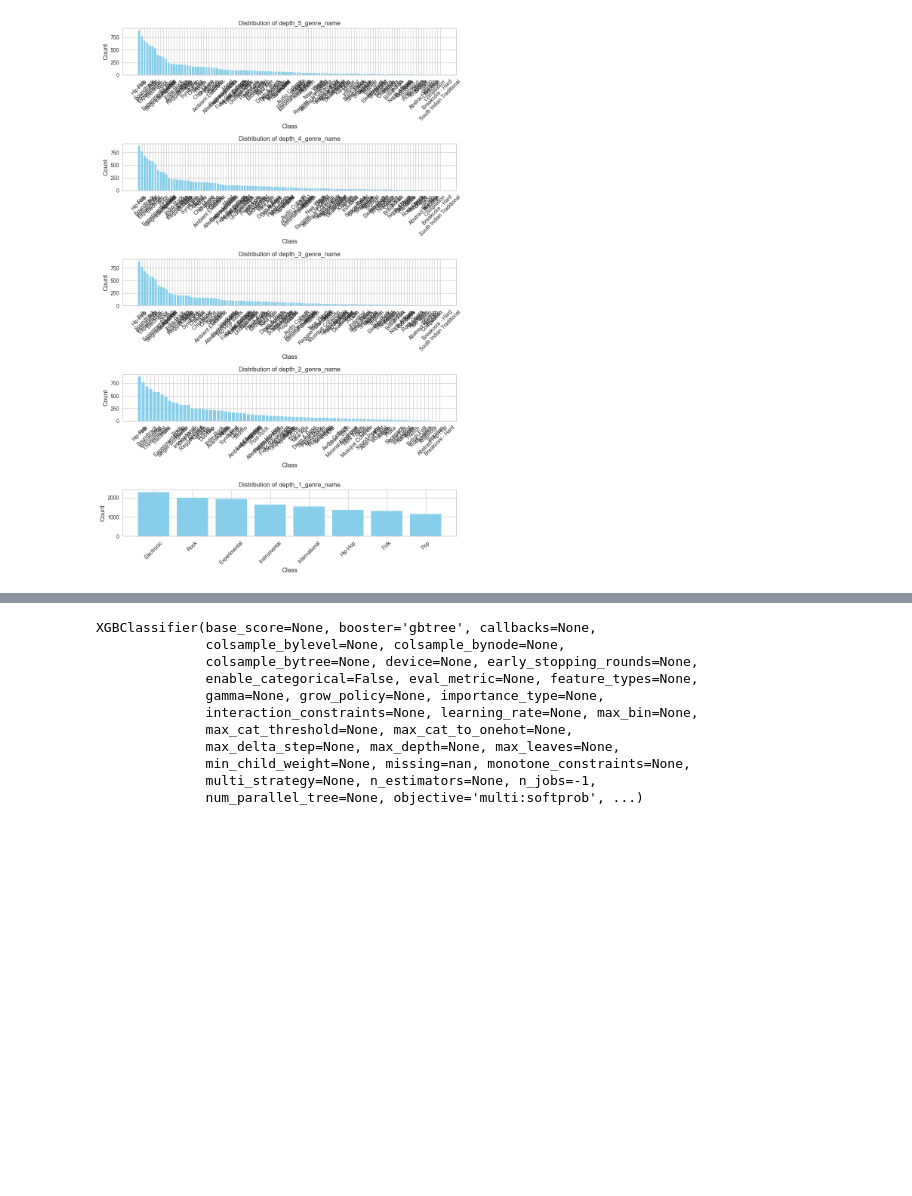
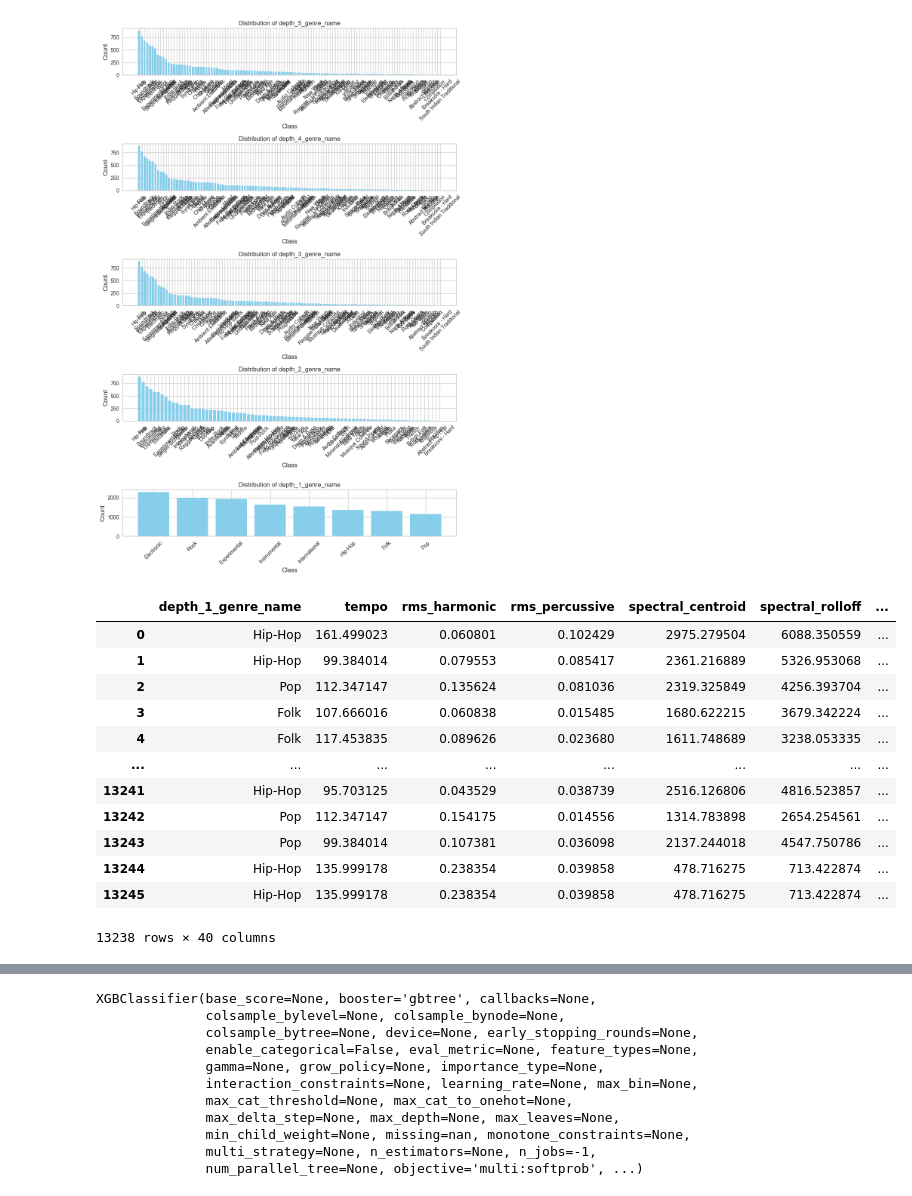
Before and after one commit to Choonghyun-Roy/MADS-699-Capstone-fa23-team12, a Jupyter notebook: models/supervised/genre_prediction_test.ipynb, the cells around one changed output, grey strips where cells are left out. Saved outputs shown, nothing was run; the diff lists cells and outputs as text; code cells hidden in the pictures; blank space fills up the shorter version.

```diff
--- a/models/supervised/genre_prediction_test.ipynb
+++ b/models/supervised/genre_prediction_test.ipynb
@@ -48,6 +49,22 @@ used_columns = [LABEL] + [col for col in df_features.columns if col not in exclu
 
 # Update merged_df with filtered columns and drop NaN rows
 merged_df = merged_df[used_columns].dropna()
+# %%
+merged_df
+# %% [output]
+|  | depth_1_genre_name | tempo | rms_harmonic | rms_percussive | spectral_centroid | spectral_rolloff | ... |
+| 0 | Hip-Hop | 161.499023 | 0.060801 | 0.102429 | 2975.279504 | 6088.350559 | ... |
+| 1 | Hip-Hop | 99.384014 | 0.079553 | 0.085417 | 2361.216889 | 5326.953068 | ... |
+| 2 | Pop | 112.347147 | 0.135624 | 0.081036 | 2319.325849 | 4256.393704 | ... |
+| 3 | Folk | 107.666016 | 0.060838 | 0.015485 | 1680.622215 | 3679.342224 | ... |
+| 4 | Folk | 117.453835 | 0.089626 | 0.023680 | 1611.748689 | 3238.053335 | ... |
+| ... | ... | ... | ... | ... | ... | ... | ... |
+| 13241 | Hip-Hop | 95.703125 | 0.043529 | 0.038739 | 2516.126806 | 4816.523857 | ... |
+| 13242 | Pop | 112.347147 | 0.154175 | 0.014556 | 1314.783898 | 2654.254561 | ... |
+| 13243 | Pop | 99.384014 | 0.107381 | 0.036098 | 2137.244018 | 4547.750786 | ... |
+| 13244 | Hip-Hop | 135.999178 | 0.238354 | 0.039858 | 478.716275 | 713.422874 | ... |
+| 13245 | Hip-Hop | 135.999178 | 0.238354 | 0.039858 | 478.716275 | 713.422874 | ... |
+13238 rows × 40 columns
 # %%
 from pycaret.classification import *
 # %%
```
Also changed, not shown: parts of 4 cells of this notebook, 4 other files.
